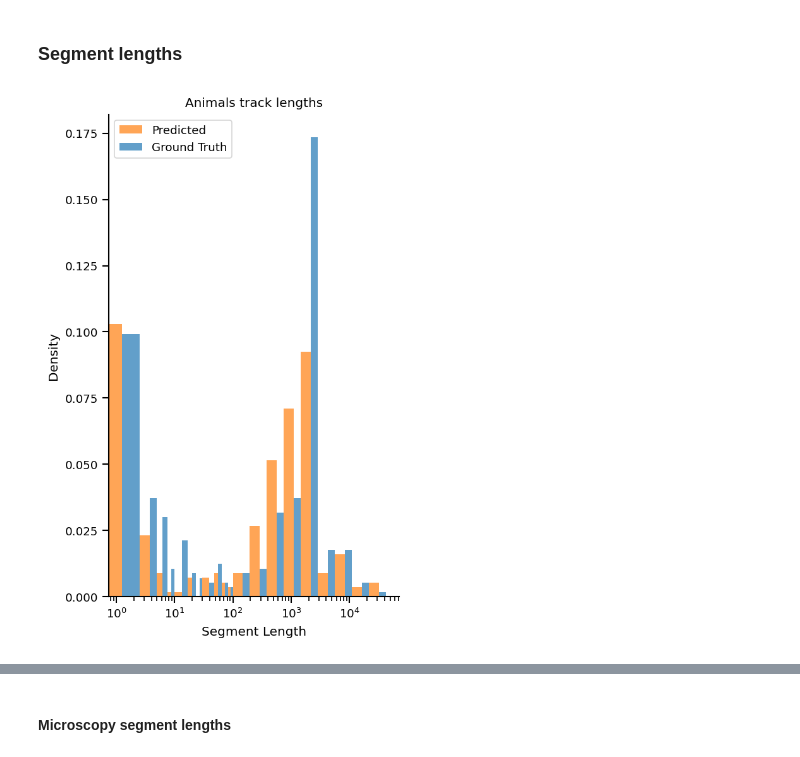
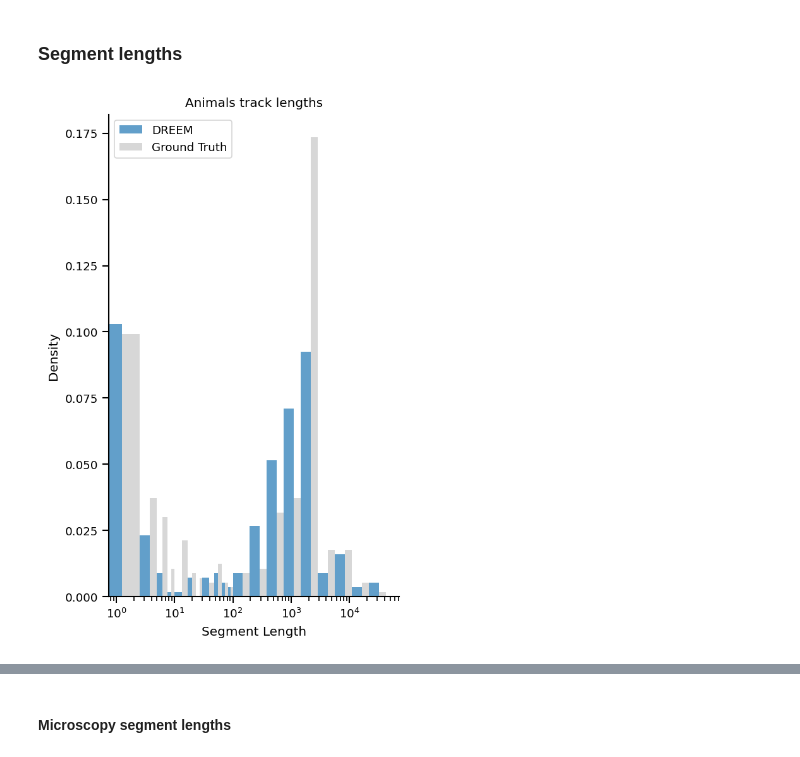
Before and after one commit to talmolab/dreem-plots, a Jupyter notebook: plot_dreem_for_submission.ipynb, the cells around one changed output, grey strips where cells are left out. Saved outputs shown, nothing was run; the diff lists cells and outputs as text; code cells hidden in the pictures.

```diff
--- a/plot_dreem_for_submission.ipynb
+++ b/plot_dreem_for_submission.ipynb
@@ -291,32 +291,33 @@ Setting a gradient palette using color= is deprecated and will be removed in v0.
 ### Segment lengths
 # %%
 df = pd.read_csv("./data/paired-animals-gt-segment-lengths.csv")
+df.loc[df['type'] == "Predicted", "type"] = "DREEM"
 # %%
 fig1, ax1 = plt.subplots(figsize=figure_size)
 bins = np.concatenate([
     np.linspace(0,10,5),
     np.linspace(10,30,4),
     np.linspace(30,100,5),
     np.logspace(2, np.log10(df['segment_length'].max()), 10)
 ])
 
 # Add histogram for segments_gt_df with a label
 g = sns.histplot(data=df[df["segment_length"]>0], x="segment_length", hue="type", bins=bins,
-         alpha=0.7, palette={"Predicted": sns.color_palette("tab20")[2], "Ground Truth": sns.color_palette("tab20")[0]},
+         alpha=0.7, palette={"DREEM": sns.color_palette("tab20")[0], "Ground Truth": sns.color_palette("tab20")[-5]},
          ax=ax1, multiple="dodge", edgecolor='none', legend=True, stat='probability')
 g.legend_.set_title(None)
 ax1.yaxis.get_major_locator().set_params(integer=True)
 plt.xscale('log')
 ax1.set_xlabel('Segment Length')
 ax1.set_ylabel('Density')
 ax1.set_title('Animals track lengths')
 # ax1.set_ylim(0, 100)
 sns.despine()
 plt.tight_layout()
 # plt.savefig('./data/paired-animals-gt-segment-lengths-custom-scale.png', format='png')
 plt.show()
 # %% [output]
-[figure, old version]
+[figure, new version]
 # %%
 plt.figure(figsize=(2.5,6))
 
```
Also changed, not shown: parts of 17 cells of this notebook, 4 other files.
